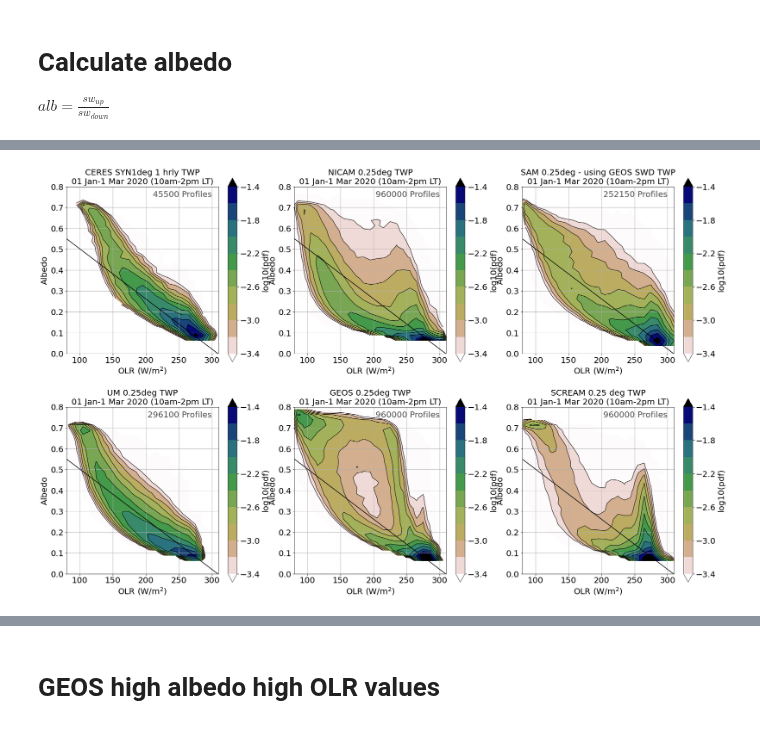
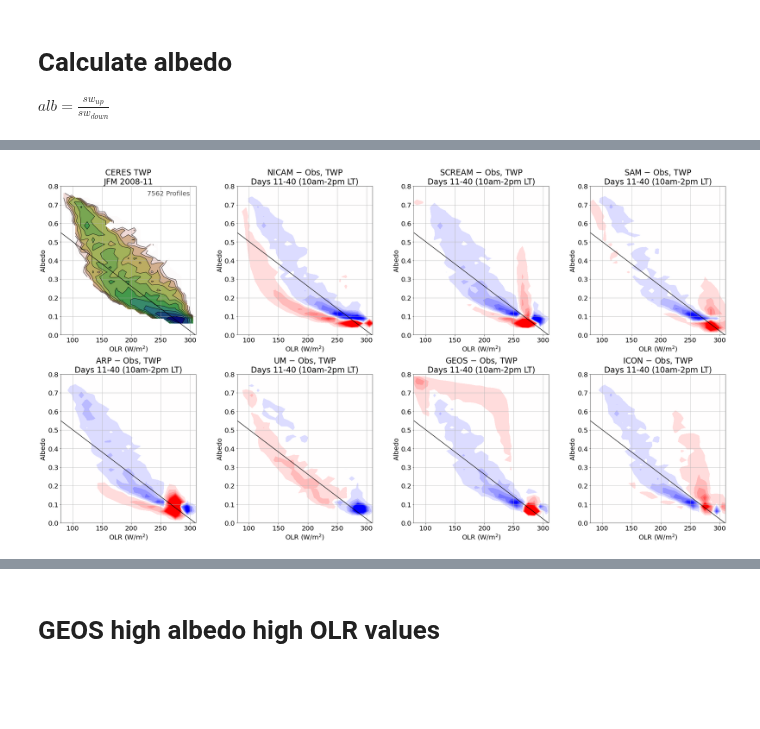
Before and after one commit to smturbev/dyamond2, a Jupyter notebook: python_scripts/joint_hist.ipynb, the cells around one changed output, grey strips where cells are left out. Cells and saved outputs as stored; diff of their text form; code cells hidden in the pictures; blank space fills up the shorter version.

```diff
--- a/python_scripts/joint_hist.ipynb
+++ b/python_scripts/joint_hist.ipynb
@@ -13,4 +14,5 @@ pbar = ProgressBar()
 pbar.register()
 # %%
 region="TWP"
-n=10 # n=40 for 0.25 deg or n=10 for 1 deg or anything for native grid
+diff=True
+n=40 # n=40 for 0.25 deg or n=10 for 1 deg or anything for native grid
@@ -86,6 +85,12 @@ if n==10:
     sc_olr = sc_olr.coarsen(lat=4, lon=4, boundary='trim').mean()
     sc_swu = sc_swu.coarsen(lat=4, lon=4, boundary='trim').mean()
     sc_swd = sc_swd.coarsen(lat=4, lon=4, boundary='trim').mean()
+    ar_olr = ar_olr.coarsen(lat=4, lon=4, boundary='trim').mean()
+    ar_swu = ar_swu.coarsen(lat=4, lon=4, boundary='trim').mean()
+    ar_swd = ar_swd.coarsen(lat=4, lon=4, boundary='trim').mean()
+    ic_olr = ic_olr.coarsen(lat=4, lon=4, boundary='trim').mean()
+    ic_swu = ic_swu.coarsen(lat=4, lon=4, boundary='trim').mean()
+    ic_swd = ic_swd.coarsen(lat=4, lon=4, boundary='trim').mean()
     print("n=10")
 if n==10 or n==40:
     ni_olr = ni_olr.coarsen(lat=len(ni_olr.lat)//n, lon=len(ni_olr.lon)//n, boundary='trim').mean()
@@ -106,6 +111,11 @@ if n==10 or n==40:
     sa_swd = ge_swd.interp(time=sa_swn.time,
                            lat=sa_swn.lat,
                            lon=sa_swn.lon,
+                           method="nearest",
+                           kwargs={"fill_value": np.nan})
+    ar_swd = ge_swd.interp(time=ar_swn.time,
+                           lat=ar_swn.lat,
+                           lon=ar_swn.lon,
                            method="nearest",
                            kwargs={"fill_value": np.nan})
 else:
@@ -118,6 +128,7 @@ else:
                            method="nearest",
                            kwargs={"fill_value": np.nan})
 sa_swu = sa_swd - sa_swn
+ar_swu = (ar_swd - ar_swn).where(ar_swd>100)
 # %%
 ni_alb = ni_swu/ni_swd
 sa_alb = sa_swu/sa_swd.where(sa_swd>100)
@@ -125,5 +136,7 @@ um_alb = um_swu/um_swd
 da_alb = da_swu/da_swd
 ge_alb = ge_swu/ge_swd
 sc_alb = sc_swu/sc_swd.values
+ar_alb = ar_swu/ar_swd.where(ar_swd>100)
+ic_alb = ic_swu/ic_swd.values
 # %% [output]
 [########################################] | 100% Completed |  0.1s
@@ -166,38 +272,65 @@ da_olr.shape, da_alb.shape, da_swu.shape, da_swd.shape
 # %%
 if n==10:
-    models=["CERES SYN1deg 1 hrly", "NICAM 1x1", "SAM 1x1 - using GEOS SWD",
-            "UM 1x1", "GEOS 1x1", "SCREAM 1x1"]
+    models=["CERES SYN1deg 1 hrly", "schematic", "NICAM 1x1", "SAM 1x1\nusing GEOS SWD",
+            "UM 1x1", "GEOS 1x1", "SCREAM 1x1", "ARP 1x1\nusing GEOS SWD"]
 elif n==40:
-    models=["CERES SYN1deg 1 hrly", "NICAM 0.25deg", "SAM 0.25deg - using GEOS SWD",
-            "UM 0.25deg", "GEOS 0.25deg", "SCREAM 0.25 deg"]
+    models=["CCCM 20 km", "schematic", "SCREAM 0.25 deg", "SAM 0.25deg - using GEOS SWD",
+            "ARP 0.25deg", "NICAM 0.25deg", "UM 0.25deg", "GEOS 0.25deg", ]
 else:
-    models=["CERES SYN1deg 1 hrly", "NICAM native", "SAM native - using UM SWD",
+    models=["CCCM 20 km", "NICAM native", "SAM native - using UM SWD",
             "UM native", "GEOS native", "SCREAM native"]
-fig = plt.figure(figsize=(28,18))
-axes = [fig.add_subplot(2,3,i,box_aspect=1.1) for i in range(1,len(models)+1)]
-i = 0
-olrs=[da_olr, ni_olr, sa_olr, um_olr, ge_olr, sc_olr]
-albs=[da_alb, ni_alb, sa_alb, um_alb, ge_alb, sc_alb]
-for i in range(len(olrs)):
-    olr = olrs[i]
-    alb = albs[i]
+# fig = plt.figure(figsize=(21.5,12))
+# axes = [fig.add_subplot(2,4,i) for i in range(1,len(models)+1)]
+
+olrs=dict(zip(["CERES","NICAM","SCREAM","SAM","ARP","UM","GEOS","ICON"],
+              [da_olr, ni_olr, sc_olr, sa_olr, ar_olr, um_olr, ge_olr, ic_olr]))
+albs=dict(zip(["CERES","NICAM","SCREAM","SAM","ARP","UM","GEOS","ICON"],
+              [da_alb, ni_alb, sc_alb, sa_alb, ar_alb, um_alb, ge_alb, ic_alb]))
+
+fig = plt.figure(figsize=(30,16))
+axes= [fig.add_subplot(2,4,i, box_aspect=1.1) for i in range(1,len(models)+1)]
+for i,m in enumerate(list(olrs.keys())):
+    if m=="schematic":
+        schematic(ax=axes[i], arrow=False)
+        continue
+    olr = olrs[m]
+    alb = albs[m]
     olr = olr.where((olr.time.dt.hour>=0)&(olr.time.dt.hour<=4))
     alb = alb.where((alb.time.dt.hour>=0)&(alb.time.dt.hour<=4))
-    util.dennisplot("density",olr.values.flatten(), alb.values.flatten(),
+    if (m=="CERES") or (not(diff)):
+        print("test")
+        util.dennisplot("density",olr.values.flatten(), alb.values.flatten(),
+                        ax=axes[i], model=models[i], region=region,
+                        cmap="gist_earth_r", levels=np.arange(-3.4,-1.2,0.2), colorbar_on=False)
+    else:
+        util.dennisplot("difference",[olr.values.flatten(), da_olr.values], [alb.values.flatten(), da_alb.values],
                     ax=axes[i], model=models[i], region=region,
-                    cmap="gist_earth_r", levels=np.arange(-3.4,-1.2,0.2))
+                    cmap="bwr", levels=np.arange(-1.5,1.6,0.2), colorbar_on=False)
     axes[i].set_xlabel("OLR (W/m$^2$)")
     axes[i].set_ylabel("Albedo")
     axes[i].grid(True)
     axes[i].set_ylim([0,0.8])
-    axes[i].set_title("{} {}\n01 Jan-1 Mar 2020 (10am-2pm LT)".format(models[i], region),
-                      fontsize=20)
-    i+=1
+    if i==0:
+        axes[i].set_title("{} {}\nJFM 2008-11".format(m, region),
+                      fontsize=24)
+    elif diff:
+        axes[i].set_title("{} $-$ Obs, {}\nDays 11-40 (10am-2pm LT)".format(m, region),
+                      fontsize=24)
+    else:
+        axes[i].set_title("{} {}\nDays 11-40 (10am-2pm LT)".format(m, region),
+                      fontsize=24)
+    # axes[i].scatter(np.nanmean(olr), np.nanmean(alb), color='r', s=50)
+plt.subplots_adjust(wspace=0.05, hspace=0.05)
+plt.tight_layout()
+if diff:
+    region = "diff_"+region
 if n==40:
-    plt.savefig("../plots/TWP/jhist0.25deg_{}.png".format(region))
+    plt.savefig("../plots/TWP/jhist0.25deg_{}.png".format(region), dpi=120)
 elif n==10:
     plt.savefig("../plots/TWP/jhist1deg_{}.png".format(region))
 else:
     plt.savefig("../plots/TWP/jhistnative_{}.png".format(region))
 plt.show()
+if diff:
+    region = region.split("_")[-1]
 # %% [output]
@@ -222 +354 @@ plt.show()
-[figure, old version]
+[figure, new version]
```
Also changed, not shown: parts of 47 cells of this notebook, 24 other files.
